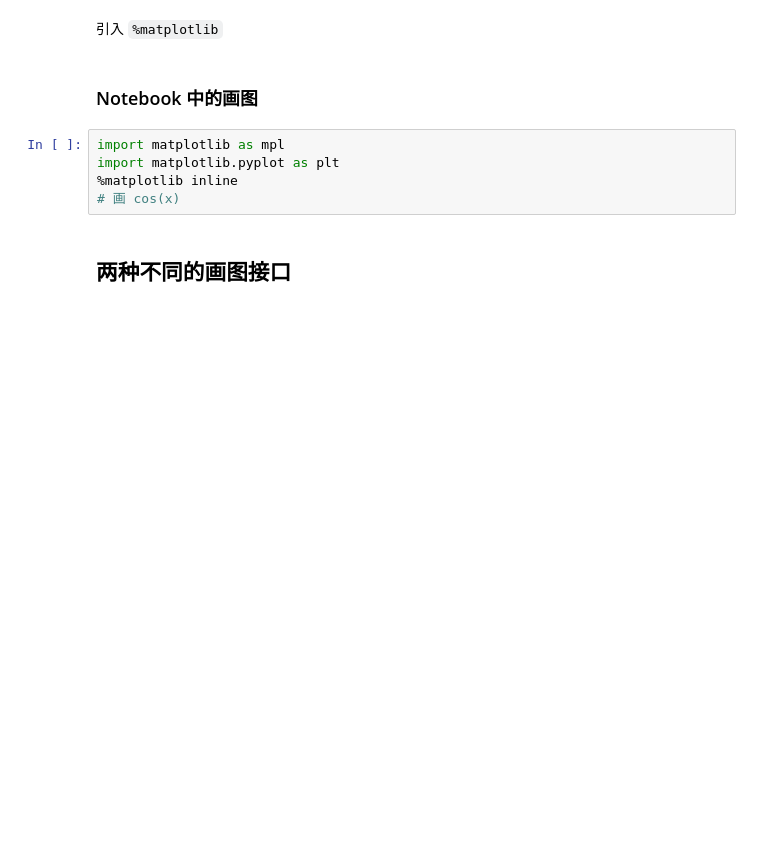
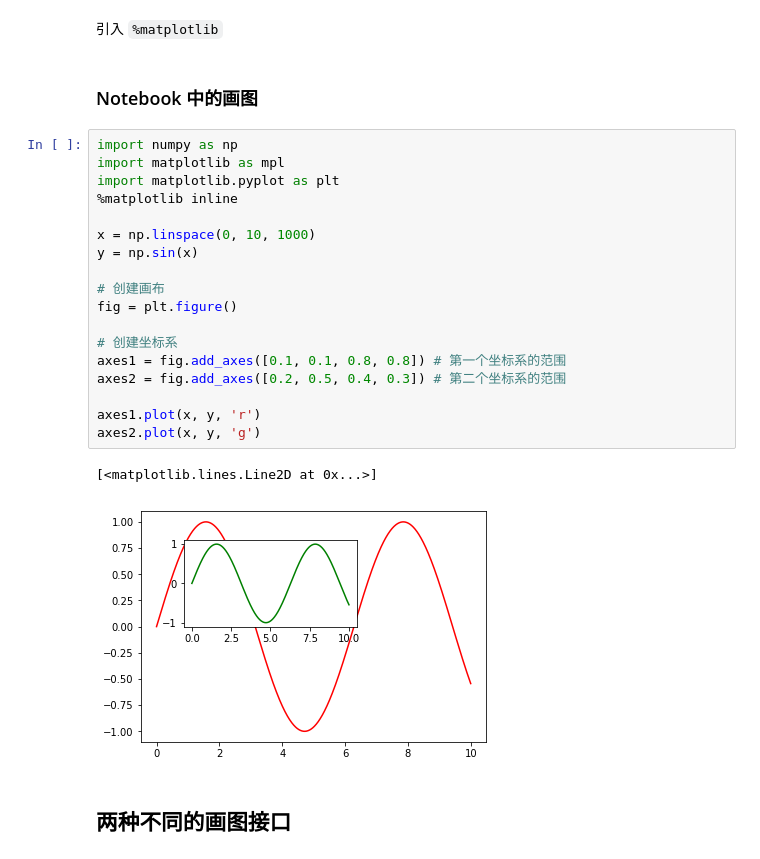
Before and after one commit to weihuayi/class, a Jupyter notebook: pythondata/3.0-Matplotlib可视化基础.ipynb, the cells around one changed output. Saved outputs shown, nothing was run; the diff lists cells and outputs as text; blank space fills up the shorter version.

```diff
--- a/pythondata/3.0-Matplotlib可视化基础.ipynb
+++ b/pythondata/3.0-Matplotlib可视化基础.ipynb
@@ -83,11 +83,27 @@ plt.show()
 引入 `%matplotlib`
 # %% [markdown]
 ### Notebook 中的画图
-# %%
-import matplotlib as mpl
-import matplotlib.pyplot as plt
-%matplotlib inline
-# 画 cos(x)
+# %%
+import numpy as np
+import matplotlib as mpl
+import matplotlib.pyplot as plt
+%matplotlib inline
+
+x = np.linspace(0, 10, 1000)
+y = np.sin(x)
+
+# 创建画布
+fig = plt.figure()
+
+# 创建坐标系
+axes1 = fig.add_axes([0.1, 0.1, 0.8, 0.8]) # 第一个坐标系的范围
+axes2 = fig.add_axes([0.2, 0.5, 0.4, 0.3]) # 第二个坐标系的范围
+
+axes1.plot(x, y, 'r')
+axes2.plot(x, y, 'g')
+# %% [output]
+[<matplotlib.lines.Line2D at 0x...>]
+[figure, added]
 # %% [markdown]
 ## 两种不同的画图接口
 # %% [markdown]
```
Also changed, not shown: parts of 2 cells of this notebook, 8 other files.
